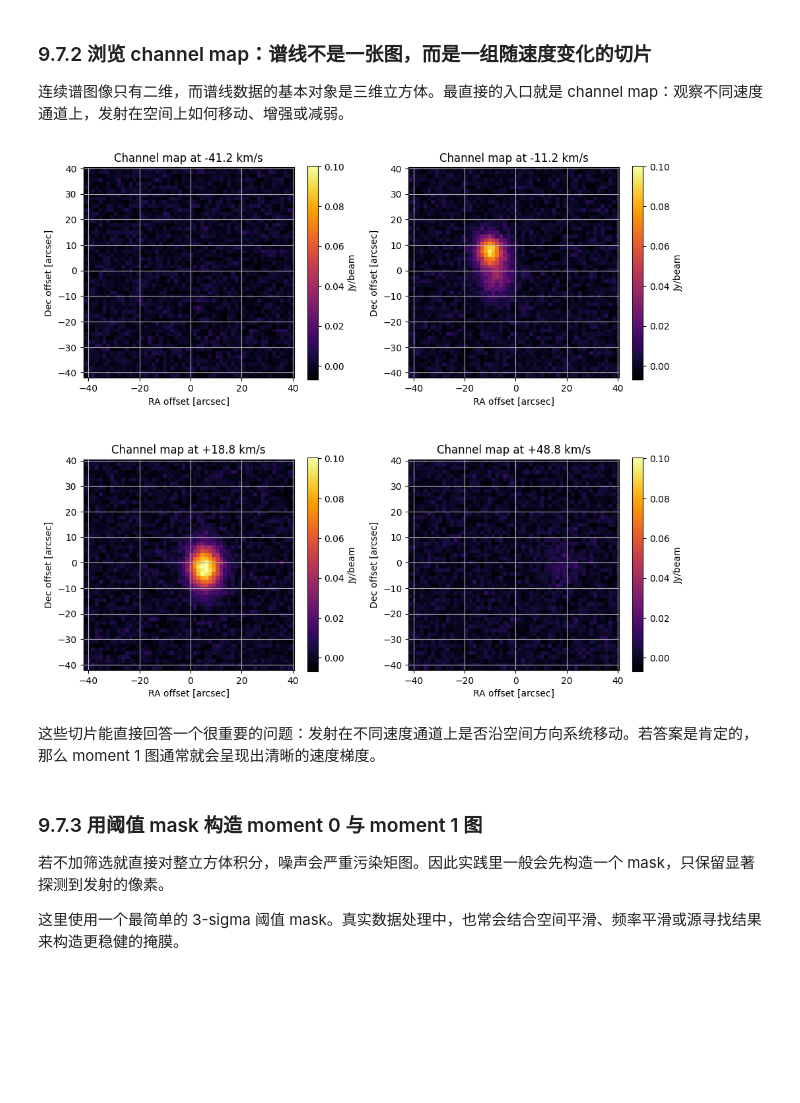
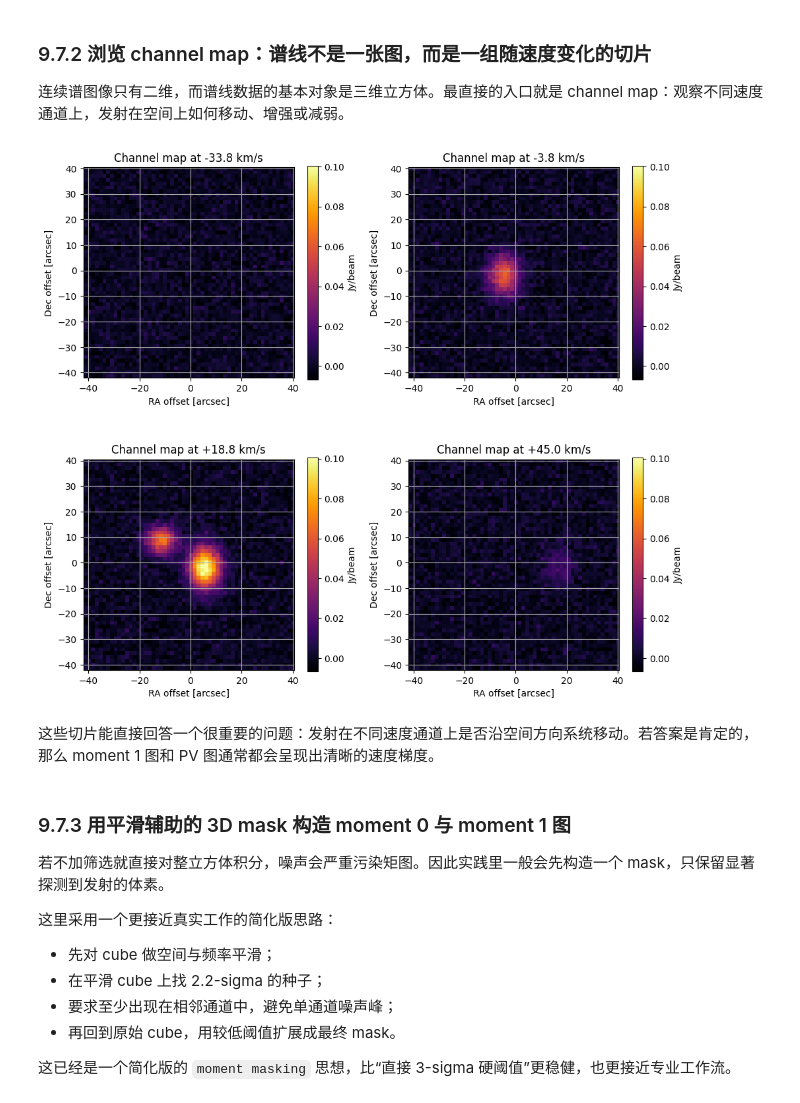
Before and after one commit to astronomical-data-processing/radio-interferometry, a Jupyter notebook: 9_Practical/9_7_spectral_line_processing.ipynb, the cells around one changed output. Saved outputs shown, nothing was run; the diff lists cells and outputs as text; code cells hidden in the pictures; blank space fills up the shorter version.

```diff
--- a/9_Practical/9_7_spectral_line_processing.ipynb
+++ b/9_Practical/9_7_spectral_line_processing.ipynb
@@ -166,33 +297,40 @@ continuum-subtracted cube 的噪声 RMS ≈ 0.0034 Jy/beam
 
 连续谱图像只有二维，而谱线数据的基本对象是三维立方体。最直接的入口就是 channel map：观察不同速度通道上，发射在空间上如何移动、增强或减弱。
 # %%
-channel_targets = [-40.0, -10.0, 20.0, 50.0]
+channel_targets = [-35.0, -5.0, 20.0, 45.0]
 channel_indices = [np.argmin(np.abs(vel_kms - target)) for target in channel_targets]
 
 fig, axes = plt.subplots(2, 2, figsize=(10, 9))
 for ax, idx in zip(axes.ravel(), channel_indices):
     im = ax.imshow(
         cube_sub[idx],
         origin="lower",
         extent=[coords[0], coords[-1], coords[0], coords[-1]],
         cmap="inferno",
         vmin=-2.0 * noise_rms,
         vmax=np.max(cube_sub[channel_indices]) * 0.95,
     )
     ax.set_title(f"Channel map at {vel_kms[idx]:+.1f} km/s")
     ax.set_xlabel("RA offset [arcsec]")
     ax.set_ylabel("Dec offset [arcsec]")
     plt.colorbar(im, ax=ax, shrink=0.82, label="Jy/beam")
 
 plt.tight_layout()
 # %% [output]
-[figure, old version]
+[figure, new version]
 # %% [markdown]
-这些切片能直接回答一个很重要的问题：发射在不同速度通道上是否沿空间方向系统移动。若答案是肯定的，那么 moment 1 图通常就会呈现出清晰的速度梯度。
+这些切片能直接回答一个很重要的问题：发射在不同速度通道上是否沿空间方向系统移动。若答案是肯定的，那么 moment 1 图和 PV 图通常都会呈现出清晰的速度梯度。
 # %% [markdown]
-### 9.7.3 用阈值 mask 构造 moment 0 与 moment 1 图
+### 9.7.3 用平滑辅助的 3D mask 构造 moment 0 与 moment 1 图
 
-若不加筛选就直接对整立方体积分，噪声会严重污染矩图。因此实践里一般会先构造一个 mask，只保留显著探测到发射的像素。
+若不加筛选就直接对整立方体积分，噪声会严重污染矩图。因此实践里一般会先构造一个 mask，只保留显著探测到发射的体素。
 
-这里使用一个最简单的 3-sigma 阈值 mask。真实数据处理中，也常会结合空间平滑、频率平滑或源寻找结果来构造更稳健的掩膜。
+这里采用一个更接近真实工作的简化版思路：
+
+- 先对 cube 做空间与频率平滑；
+- 在平滑 cube 上找 2.2-sigma 的种子；
+- 要求至少出现在相邻通道中，避免单通道噪声峰；
+- 再回到原始 cube，用较低阈值扩展成最终 mask。
+
+这已经是一个简化版的 `moment masking` 思想，比“直接 3-sigma 硬阈值”更稳健，也更接近专业工作流。
 # %%
```
Also changed, not shown: parts of 14 cells of this notebook, 9 other files.
